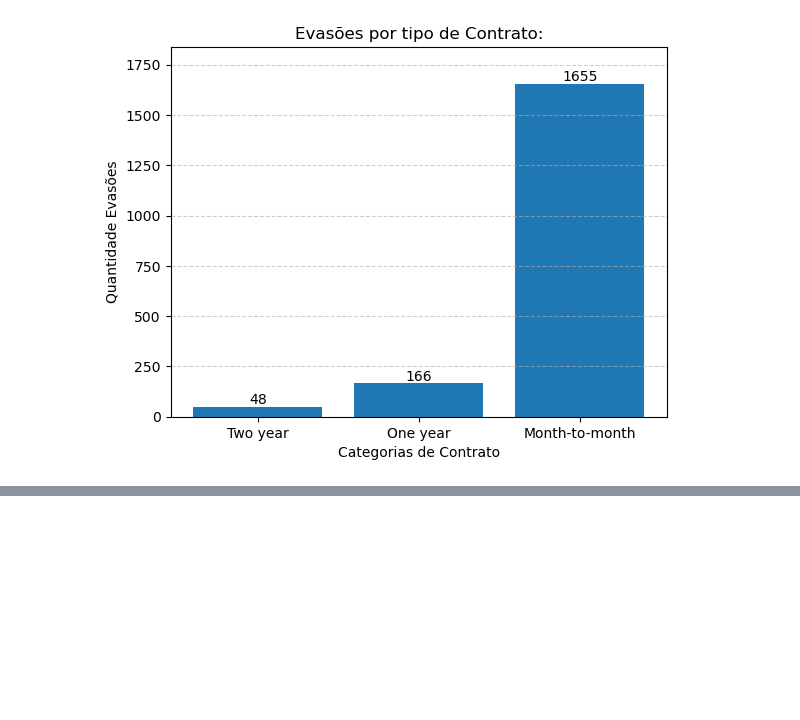
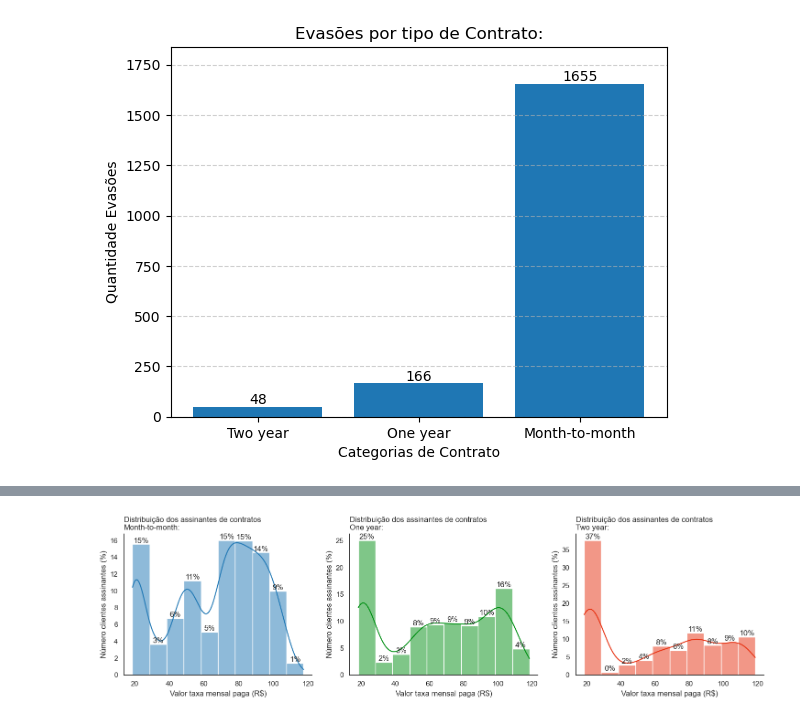
Before and after one commit to Megalonnix/ChallengeTelecomX, a Jupyter notebook: TelecomX_BR.ipynb, the cells around one changed output, grey strips where cells are left out. Saved outputs shown, nothing was run; the diff lists cells and outputs as text; code cells hidden in the pictures; blank space fills up the shorter version.

```diff
--- a/TelecomX_BR.ipynb
+++ b/TelecomX_BR.ipynb
@@ -730,3 +771,76 @@ plt.show()
+# %%
+# OBJETIVO GRÁFICO:
+# Avaliando a distribuição de taxas
+# mensais pagas por clientes
+# de diferentes tipos de contrato (Mensal,Anual,Bienal).
+
+import seaborn as sns
+import math
+
+def obterDadosContratos(tipoContrato = str):
+    clients_pagamento_periodo_x = df['contract'] == tipoContrato
+    valores_pagos = df[clients_pagamento_periodo_x]['charges_monthly']
+    return valores_pagos
+
+valores_pagos = obterDadosContratos('Month-to-month')
+valores_pagos2 = obterDadosContratos('One year')
+valores_pagos3 = obterDadosContratos('Two year')
+
+# Construção do Histograma:
+fig, (ax1,ax2, ax3) = plt.subplots(1,3, figsize=(18,4))
+sns.set_theme(style='white')
+
+NUM_CLASSES = 10
+
+def assembleHistogram(
+        data,kde,ax,bins,element,stat,color):
+    return sns.histplot(
+        data=data,
+        kde=kde,
+        ax=ax,
+        bins=bins,
+        element=element,
+        stat=stat,
+        color=color)
+
+hist_plot = assembleHistogram(
+    valores_pagos, True, ax1, NUM_CLASSES, 'bars', 'percent', "tab:blue")
+hist_plot2 = assembleHistogram(
+    valores_pagos2, True, ax2, NUM_CLASSES, 'bars', 'percent', "#008F13")
+hist_plot3 = assembleHistogram(
+    valores_pagos3, True, ax3, NUM_CLASSES, 'bars', 'percent', "#E73010")
+
+def roundLabel(numFloat):
+    return math.floor(numFloat)
+
+def addLabelOnBars(histograma, subplot):
+    for vls_barras in histograma.containers:
+        subplot.bar_label(
+            vls_barras,
+            labels=[
+                f'{roundLabel(vl_individual.get_height())}%'
+                for vl_individual in vls_barras ]
+            )
+
+addLabelOnBars(hist_plot, ax1)
+addLabelOnBars(hist_plot2, ax2)
+addLabelOnBars(hist_plot3, ax3)
+
+def assembleSubplotLabel(subplot, tp_contrato):
+    str_titulo = 'Distribuição dos assinantes de contratos\n'
+    str_titulo += tp_contrato + ':'
+    subplot.set_title(str_titulo, loc='left', fontsize=12)
+
+    subplot.set_ylabel('Número clientes assinantes (%)') # Por default, ele pega da Series
+    subplot.set_xlabel('Valor taxa mensal paga (R$)')
+
+assembleSubplotLabel(ax1,'Month-to-month')
+assembleSubplotLabel(ax2,'One year')
+assembleSubplotLabel(ax3,'Two year')
+
+sns.despine()
+# %% [output]
+[figure, added]
 # %%
 # Ideia, fazer histograma contabilizando clientes os quais
 # EVADIRAM (churn = 1), tendo essa pré-selecao feita,
```
Also changed, not shown: parts of 6 cells of this notebook, 1 other file.
